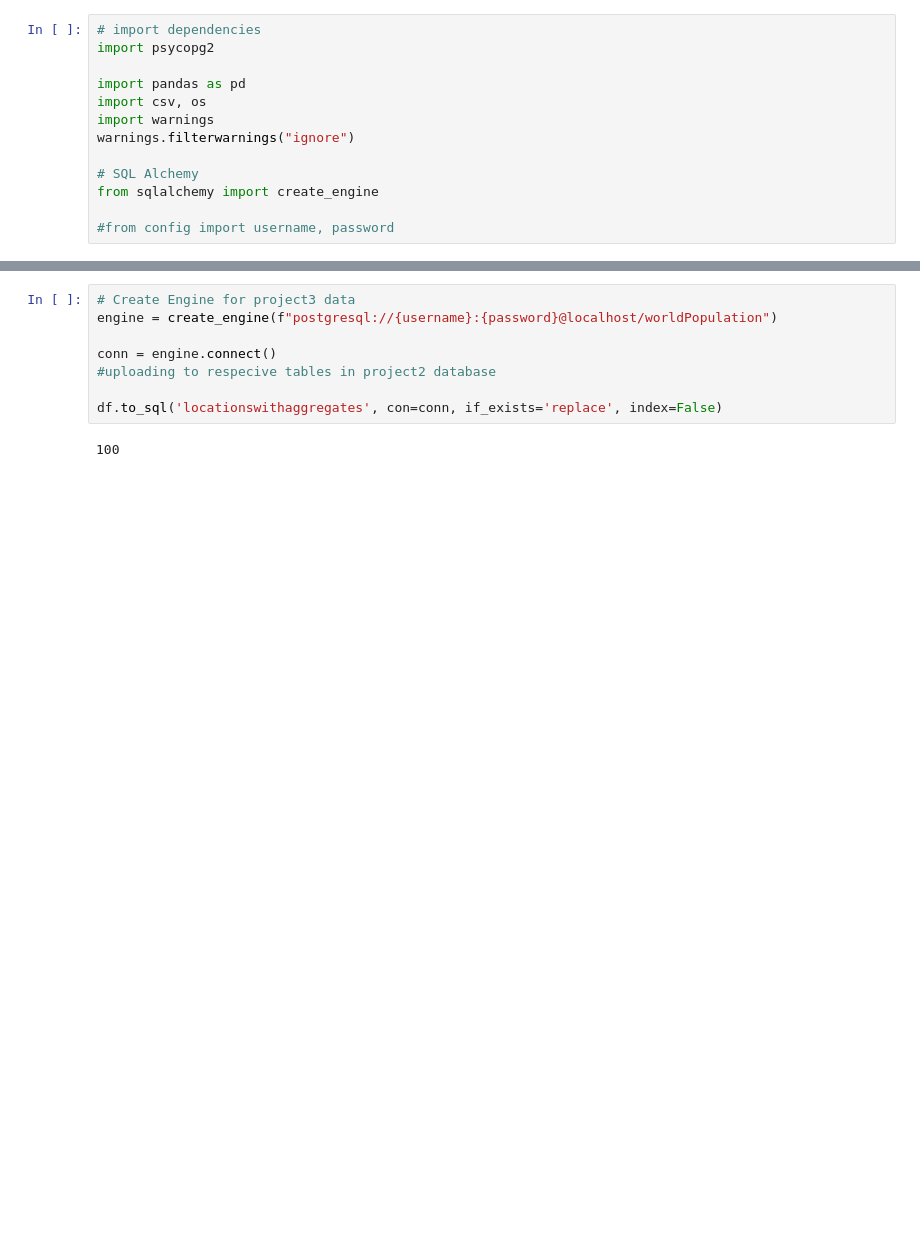
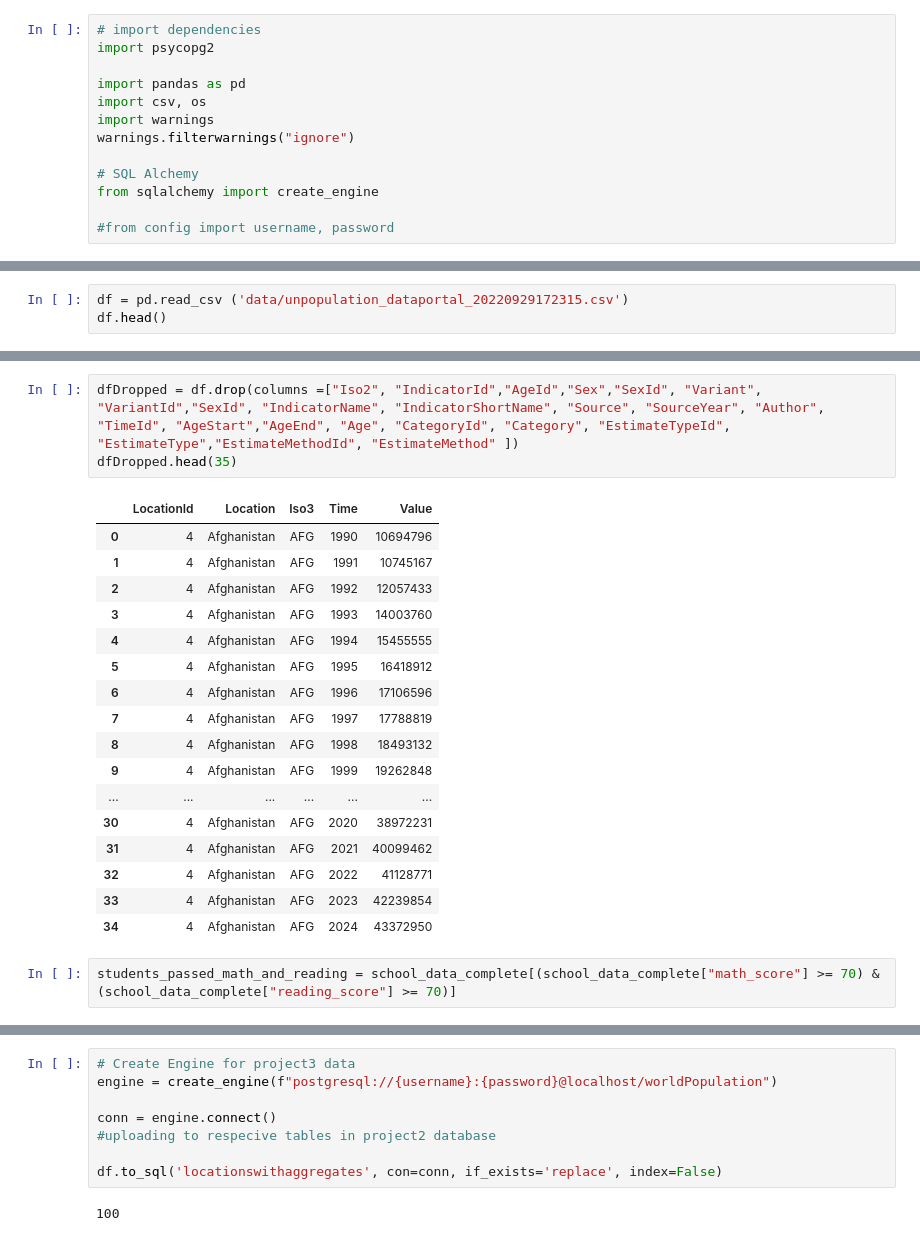
Before and after one commit to JLCessaty/DataTheExplorer, a Jupyter notebook: worldPopulation.ipynb, the cells around one changed output, grey strips where cells are left out. Cells and saved outputs as stored; diff of their text form; blank space fills up the shorter version.

```diff
--- a/worldPopulation.ipynb
+++ b/worldPopulation.ipynb
@@ -17,0 +20,3 @@ df.to_csv (r'data/locationsWithAggregates.csv', index = None)
+# %%
+df = pd.read_csv ('data/unpopulation_dataportal_20220929172315.csv')
+df.head()
@@ -17,0 +31,23 @@ df.to_csv (r'data/locationsWithAggregates.csv', index = None)
+# %%
+dfDropped = df.drop(columns =["Iso2", "IndicatorId","AgeId","Sex","SexId", "Variant", "VariantId","SexId", "IndicatorName", "IndicatorShortName", "Source", "SourceYear", "Author", "TimeId", "AgeStart","AgeEnd", "Age", "CategoryId", "Category", "EstimateTypeId", "EstimateType","EstimateMethodId", "EstimateMethod" ])
+dfDropped.head(35)
+# %% [output]
+|  | LocationId | Location | Iso3 | Time | Value |
+| 0 | 4 | Afghanistan | AFG | 1990 | 10694796 |
+| 1 | 4 | Afghanistan | AFG | 1991 | 10745167 |
+| 2 | 4 | Afghanistan | AFG | 1992 | 12057433 |
+| 3 | 4 | Afghanistan | AFG | 1993 | 14003760 |
+| 4 | 4 | Afghanistan | AFG | 1994 | 15455555 |
+| 5 | 4 | Afghanistan | AFG | 1995 | 16418912 |
+| 6 | 4 | Afghanistan | AFG | 1996 | 17106596 |
+| 7 | 4 | Afghanistan | AFG | 1997 | 17788819 |
+| 8 | 4 | Afghanistan | AFG | 1998 | 18493132 |
+| 9 | 4 | Afghanistan | AFG | 1999 | 19262848 |
+| ... | ... | ... | ... | ... | ... |
+| 30 | 4 | Afghanistan | AFG | 2020 | 38972231 |
+| 31 | 4 | Afghanistan | AFG | 2021 | 40099462 |
+| 32 | 4 | Afghanistan | AFG | 2022 | 41128771 |
+| 33 | 4 | Afghanistan | AFG | 2023 | 42239854 |
+| 34 | 4 | Afghanistan | AFG | 2024 | 43372950 |
+# %%
+students_passed_math_and_reading = school_data_complete[(school_data_complete["math_score"] >= 70) & (school_data_complete["reading_score"] >= 70)]
```
Also changed, not shown: parts of 5 cells of this notebook.
